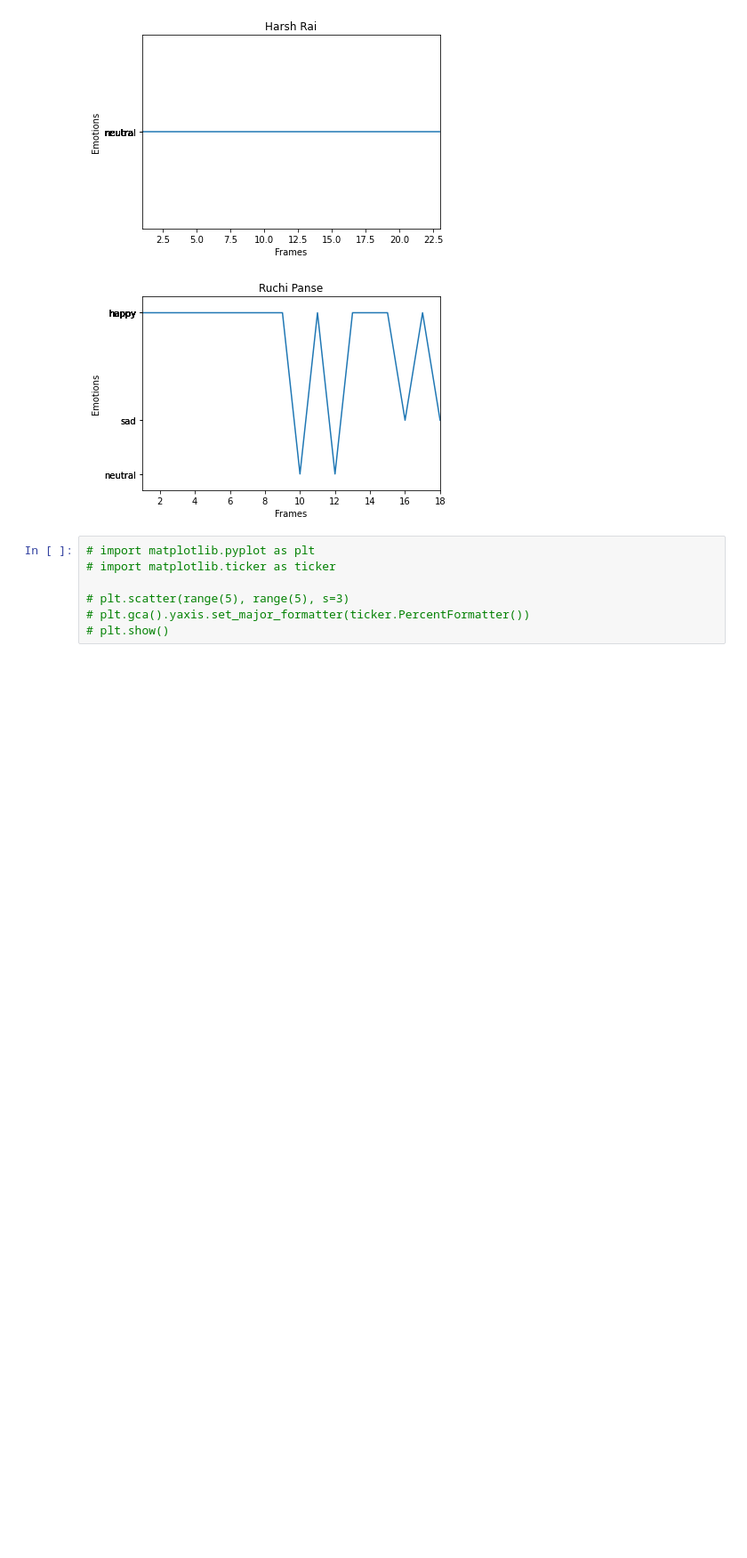
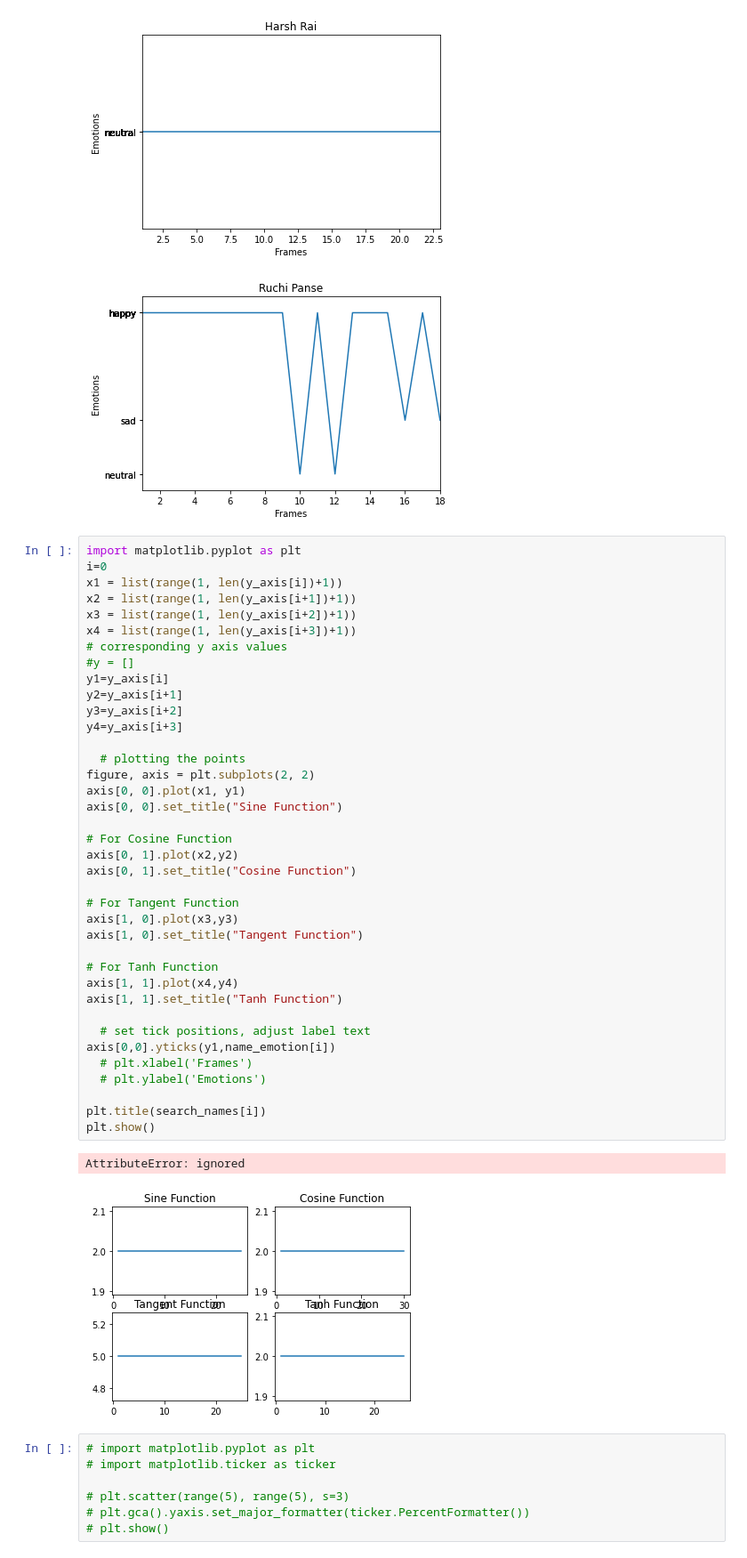
Before and after one commit to karanjayswal/Online-Class-Emotion, a Jupyter notebook: Text_to_CSV.ipynb, the cells around one changed output. Shown at 89% size. Saved outputs shown, nothing was run; the diff lists cells and outputs as text; blank space fills up the shorter version.

```diff
--- a/Text_to_CSV.ipynb
+++ b/Text_to_CSV.ipynb
@@ -304,6 +304,47 @@ for i in range(len(search_names)):
 [figure]
 [figure]
 [figure]
+# %%
+import matplotlib.pyplot as plt
+i=0
+x1 = list(range(1, len(y_axis[i])+1))
+x2 = list(range(1, len(y_axis[i+1])+1))
+x3 = list(range(1, len(y_axis[i+2])+1))
+x4 = list(range(1, len(y_axis[i+3])+1))
+# corresponding y axis values
+#y = []
+y1=y_axis[i]
+y2=y_axis[i+1]
+y3=y_axis[i+2]
+y4=y_axis[i+3]
+
+  # plotting the points
+figure, axis = plt.subplots(2, 2)
+axis[0, 0].plot(x1, y1)
+axis[0, 0].set_title("Sine Function")
+
+# For Cosine Function
+axis[0, 1].plot(x2,y2)
+axis[0, 1].set_title("Cosine Function")
+
+# For Tangent Function
+axis[1, 0].plot(x3,y3)
+axis[1, 0].set_title("Tangent Function")
+
+# For Tanh Function
+axis[1, 1].plot(x4,y4)
+axis[1, 1].set_title("Tanh Function")
+
+  # set tick positions, adjust label text
+axis[0,0].yticks(y1,name_emotion[i])
+  # plt.xlabel('Frames')
+  # plt.ylabel('Emotions')
+
+plt.title(search_names[i])
+plt.show()
+# %% [output]
+AttributeError: ignored
+[figure, added]
 # %%
 # import matplotlib.pyplot as plt
 # import matplotlib.ticker as ticker
```
Also changed, not shown: parts of 2 cells of this notebook.
